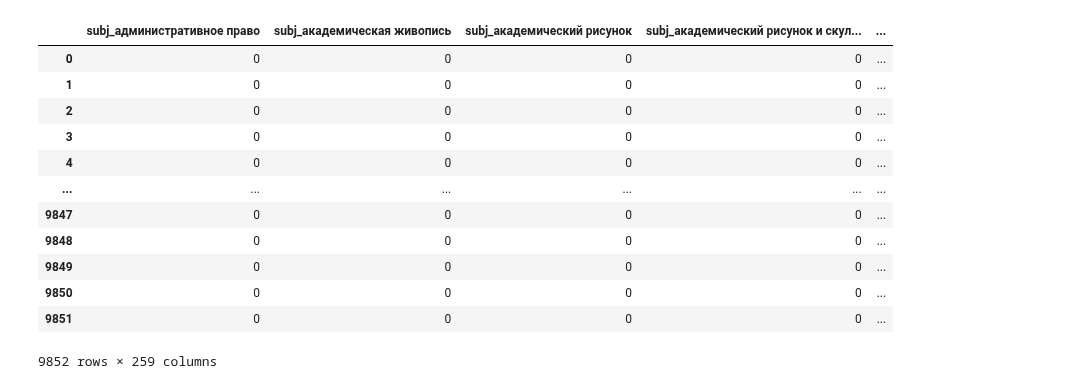
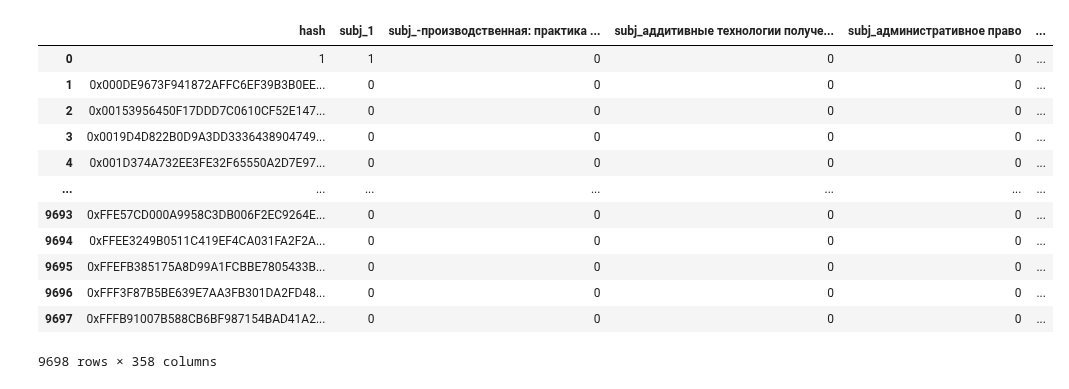
Before and after one commit to Maksimka9/clustering, a Jupyter notebook: test.ipynb, the cells around one changed output. Saved outputs shown, nothing was run; the diff lists cells and outputs as text; code cells hidden in the pictures.

```diff
--- a/test.ipynb
+++ b/test.ipynb
@@ -13,25 +13,25 @@ from sklearn import datasets
 # %%
 # Сформируем тестовый набор данных из 5000 записей, каждая из которых имеет две координаты.
 # При этом полученный набор данных будет иметь 4 явно выраженных кластера.
 #test_x, test_y = datasets.make_blobs(n_samples = 5000, n_features = 2, centers = 4)
 
-filename = r"https://github.com/Maksimka9/klustering/blob/main/prepared_data_sem_1.csv?raw=true"
+filename = r"https://github.com/Maksimka9/klustering/blob/main/prepared_data_sem_2.csv?raw=true"
 df = pd.read_csv(filename, index_col=False)
 df
 # %% [output]
-|  | subj_административное право | subj_академическая живопись | subj_академический рисунок | subj_академический рисунок и скул... | ... |
-| 0 | 0 | 0 | 0 | 0 | ... |
-| 1 | 0 | 0 | 0 | 0 | ... |
-| 2 | 0 | 0 | 0 | 0 | ... |
-| 3 | 0 | 0 | 0 | 0 | ... |
-| 4 | 0 | 0 | 0 | 0 | ... |
-| ... | ... | ... | ... | ... | ... |
-| 9847 | 0 | 0 | 0 | 0 | ... |
-| 9848 | 0 | 0 | 0 | 0 | ... |
-| 9849 | 0 | 0 | 0 | 0 | ... |
-| 9850 | 0 | 0 | 0 | 0 | ... |
-| 9851 | 0 | 0 | 0 | 0 | ... |
+|  | hash | subj_1 | subj_-производственная: практика ... | subj_аддитивные технологии получе... | subj_административное право | ... |
+| 0 | 1 | 1 | 0 | 0 | 0 | ... |
+| 1 | 0x000DE9673F941872AFFC6EF39B3B0EE... | 0 | 0 | 0 | 0 | ... |
+| 2 | 0x00153956450F17DDD7C0610CF52E147... | 0 | 0 | 0 | 0 | ... |
+| 3 | 0x0019D4D822B0D9A3DD3336438904749... | 0 | 0 | 0 | 0 | ... |
+| 4 | 0x001D374A732EE3FE32F65550A2D7E97... | 0 | 0 | 0 | 0 | ... |
+| ... | ... | ... | ... | ... | ... | ... |
+| 9693 | 0xFFE57CD000A9958C3DB006F2EC9264E... | 0 | 0 | 0 | 0 | ... |
+| 9694 | 0xFFEE3249B0511C419EF4CA031FA2F2A... | 0 | 0 | 0 | 0 | ... |
+| 9695 | 0xFFEFB385175A8D99A1FCBBE7805433B... | 0 | 0 | 0 | 0 | ... |
+| 9696 | 0xFFF3F87B5BE639E7AA3FB301DA2FD48... | 0 | 0 | 0 | 0 | ... |
+| 9697 | 0xFFFB91007B588CB6BF987154BAD41A2... | 0 | 0 | 0 | 0 | ... |
-9852 rows × 259 columns
+9698 rows × 358 columns
 # %%
 # Нормализуем данные (среднее значение=0, дисперсия=1)
 
```
Also changed, not shown: parts of 7 cells of this notebook.
